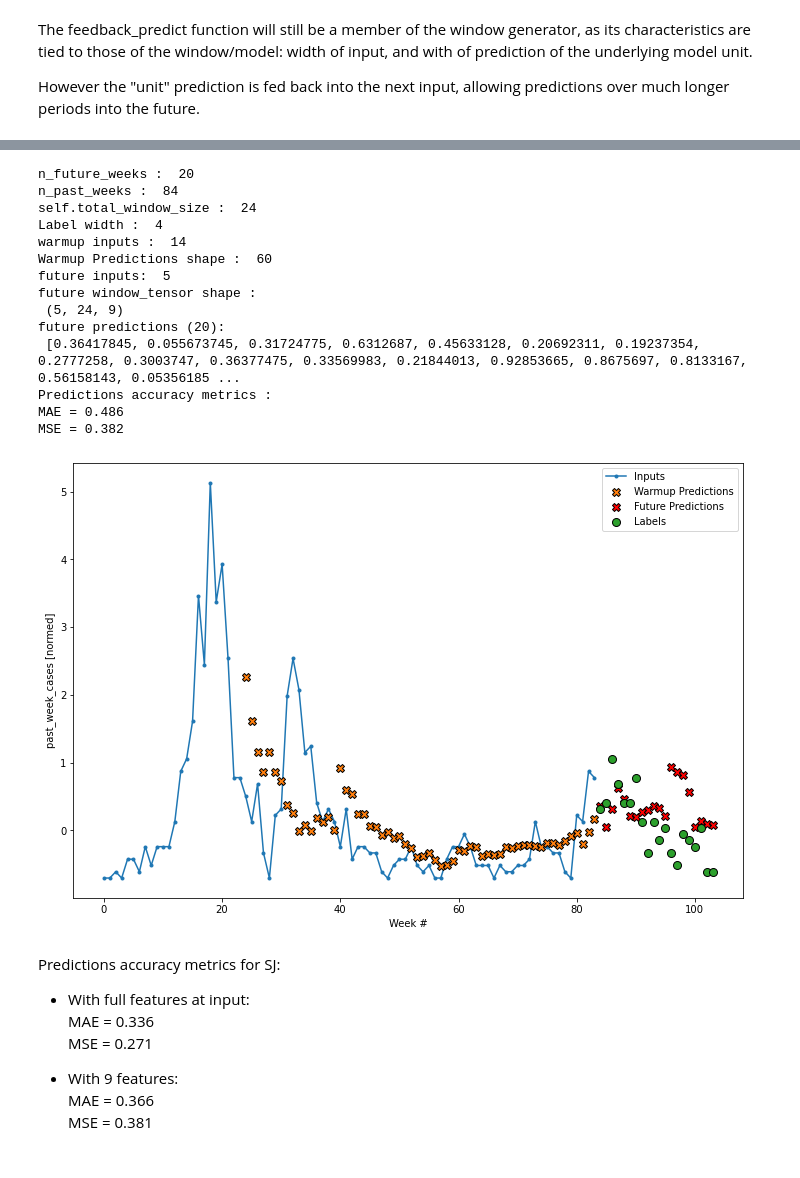
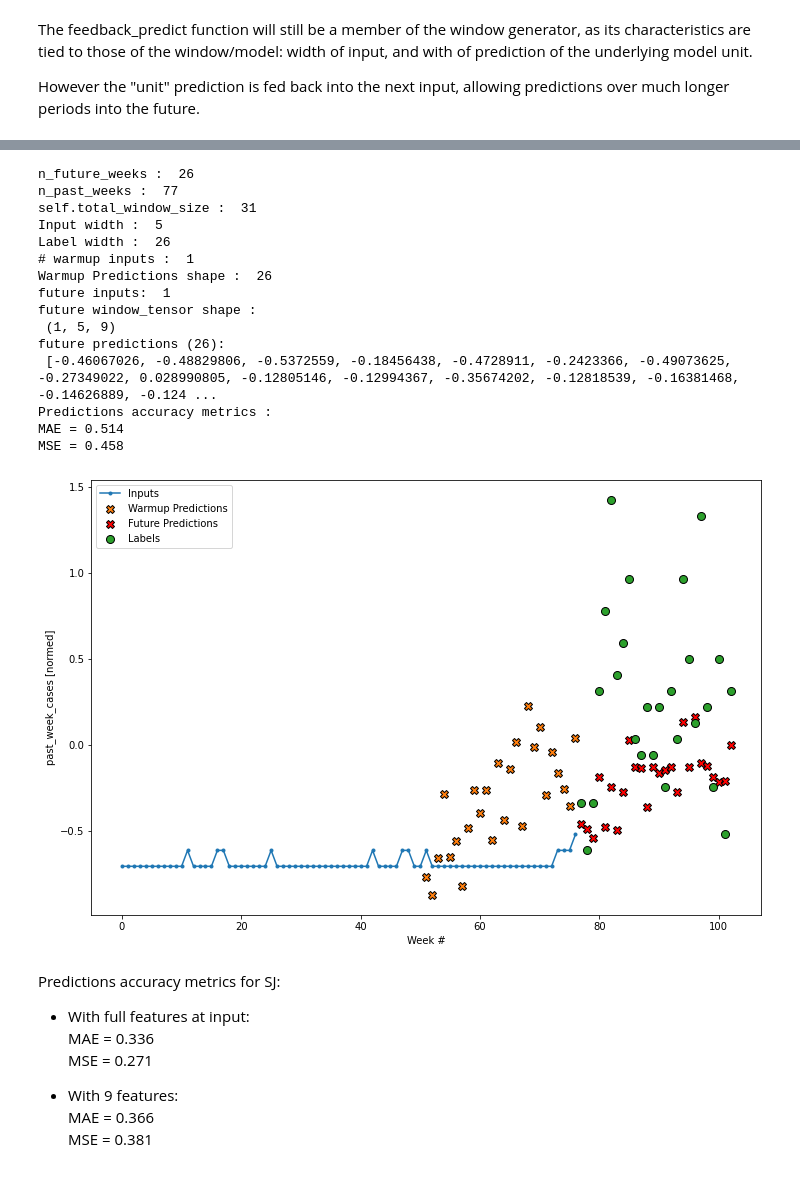
Before and after one commit to ManolisKar/DengAI, a Jupyter notebook: dengue_predictions.ipynb, the cells around one changed output, grey strips where cells are left out. Cells and saved outputs as stored; diff of their text form; code cells hidden in the pictures.

```diff
--- a/dengue_predictions.ipynb
+++ b/dengue_predictions.ipynb
@@ -2472,0 +2726,32 @@ lstm_ManyWeeks_model_iq.save('saved_models/lstm_ManyWeeks_model_9feat_iq.h5')
+# %%
+lstm_ManyWeeks_model_iq = tf.keras.models.Sequential([
+    # Shape [batch, time, features] => [batch, time, lstm_units]
+    #tf.keras.layers.Bidirectional(
+    tf.keras.layers.LSTM(500, return_sequences=True),
+    keras.layers.Dropout(0.2),
+    tf.keras.layers.LSTM(100, return_sequences=False),
+    #tf.keras.layers.TimeDistributed(
+    tf.keras.layers.Dense(units=100, activation='relu'),
+    tf.keras.layers.Dense(units=50, activation='relu'),
+    tf.keras.layers.Dense(units=n_output)
+])
+
+
+iq_n_val=int(len(iq_train)/5.)
+iq_train_val=iq_train[:iq_n_val]
+iq_train_train=iq_train[iq_n_val:]
+lstm_ManyWeeks_window_iq = WindowGenerator(input_width=n_input,
+                                           label_width=n_output,
+                                           shift=n_output,
+                                           train_df=iq_train_train, val_df=iq_train_val,
+                                           label_columns=['past_week_cases'])
+
+lstm_ManyWeeks_model_iq.compile(loss=tf.losses.MeanAbsoluteError(),
+                                optimizer=tf.optimizers.Adam(),
+                                metrics=[tf.metrics.MeanAbsoluteError()])
+
+history = lstm_ManyWeeks_model_iq.fit(lstm_ManyWeeks_window_iq.train, epochs=MAX_EPOCHS,
+                            validation_data=lstm_ManyWeeks_window_iq.val,
+                            callbacks=[early_stopping],
+                            verbose=0)
+print('Iq avg val loss : ', np.mean(history.history['val_loss']))
@@ -2626,21 +2982,22 @@ MSE = 0.381
 # %%
-future_predictions_iq = lstm_ManyWeeks_window_iq.feedback_predict(iq_train_val, lstm_ManyWeeks_model_iq, n_future_weeks=20)
+future_predictions_iq = lstm_ManyWeeks_window_iq.feedback_predict(iq_train_val, lstm_ManyWeeks_model_iq, n_future_weeks=n_output)
 # %% [output]
-n_future_weeks :  20
-n_past_weeks :  84
-self.total_window_size :  24
-Label width :  4
-warmup inputs :  14
-Warmup Predictions shape :  60
-future inputs:  5
+n_future_weeks :  26
+n_past_weeks :  77
+self.total_window_size :  31
+Input width :  5
+Label width :  26
+# warmup inputs :  1
+Warmup Predictions shape :  26
+future inputs:  1
 future window_tensor shape :
- (5, 24, 9)
-future predictions (20):
- [0.36417845, 0.055673745, 0.31724775, 0.6312687, 0.45633128, 0.20692311, 0.19237354, 0.2777258, 0.3003747, 0.36377475, 0.33569983, 0.21844013, 0.92853665, 0.8675697, 0.8133167, 0.56158143, 0.05356185 ...
+ (1, 5, 9)
+future predictions (26):
+ [-0.46067026, -0.48829806, -0.5372559, -0.18456438, -0.4728911, -0.2423366, -0.49073625, -0.27349022, 0.028990805, -0.12805146, -0.12994367, -0.35674202, -0.12818539, -0.16381468, -0.14626889, -0.124 ...
 Predictions accuracy metrics :
-MAE = 0.486
-MSE = 0.382
+MAE = 0.514
+MSE = 0.458
-[figure, old version]
+[figure, new version]
 # %% [markdown]
 Predictions accuracy metrics for SJ:
 * With full features at input:
```
Also changed, not shown: parts of 62 cells of this notebook.
